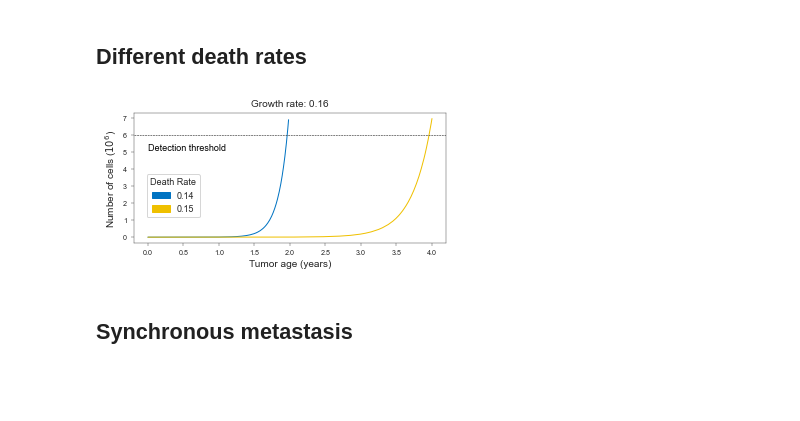
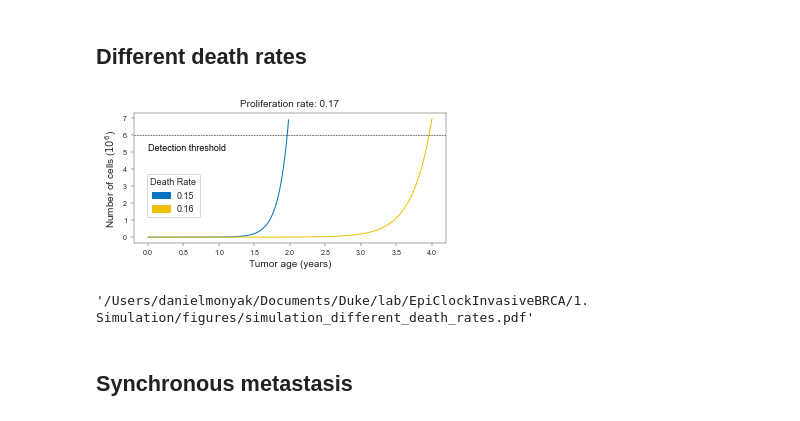
Before and after one commit to danmonyak/EpiClockInvasiveBRCA, a Jupyter notebook: 1. Simulation/Create Simulation Figures.ipynb, the cells around one changed output. Cells and saved outputs as stored; diff of their text form; code cells hidden in the pictures; blank space fills up the shorter version.

Commit message:
Ran file, added a few figures

```diff
--- a/1. Simulation/Create Simulation Figures.ipynb
+++ b/1. Simulation/Create Simulation Figures.ipynb
@@ -132,7 +132,7 @@ for chk in time_checkpoints:
     fig, ax = plt.subplots(figsize=figsize * sf)
     sim.plotBetaValues(ax, beta_values=beta_values_arr[:, chk],
                    binwidth=0.1, color=consts['palette_jco'][2], opacity=consts['opacity'],
-                   consts['labelfontsize']=consts['labelfontsize'], consts['ticksfontsize']=consts['ticksfontsize'], sf=sf, bins=np.linspace(-0.05, 1.05, 12))
+                   labelfontsize=consts['labelfontsize'], ticksfontsize=consts['ticksfontsize'], sf=sf, bins=np.linspace(-0.05, 1.05, 12))
     ax.set_ylim(0, 0.5)
 
     # DELETE
@@ -265,8 +265,8 @@ n_cells_list = [
 ]
 
 # Simulation parameters that need to written on the plot
-death_rate_list = [0.14, 0.15]
-prolif_rate = 0.16
+death_rate_list = [0.15, 0.16]
+prolif_rate = 0.17
 
 # Scale of y-axis
 scale = 10**6
@@ -286,34 +286,38 @@ fig, ax = plt.subplots(figsize=figsize * sf)
 plot = sns.lineplot(ax=ax, x='Year', y='n_cells', data=plot_data,
                     hue='Death Rate', legend=False,
                     palette=color_dict, linestyle='solid', linewidth=2.5 * sf)
 
 # Customize figure
 ax.set_title(f'Proliferation rate: {prolif_rate}', fontsize=consts['labelfontsize'] * sf)
 ax.set_ylabel(f'Number of cells ($10^{int(np.log10(scale))}$)', fontsize=consts['labelfontsize'] * sf)
 ax.set_xlabel('Tumor age (years)', fontsize=consts['labelfontsize'] * sf)
 ax.tick_params(axis='both', labelsize=consts['ticksfontsize'] * sf, width=sf, length=8 * sf)
 
 # Create legend
 patches = [mpatches.Patch(color=color_dict[group], label=group) for group in color_dict.keys()]
 leg = fig.legend(
     title = 'Death Rate',
     handles=patches,
     loc='upper right',
     bbox_to_anchor=(0.3, 0.55),
     fontsize=0.9*consts['labelfontsize'] * sf,
 )
 leg.get_title().set_fontsize(0.9*consts['labelfontsize'] * sf)
 
 # Add horizontal dotted line and label it
 ax.axhline(y=6, ls='--', lw=0.5, color='black')
 ax.text(0, 5, 'Detection threshold',
         ha="left", va="bottom", fontfamily='sans-serif', color='black',
         fontsize=consts['labelfontsize'] * 0.9 * sf)
 
 # Save figure
 fig.savefig(os.path.join(figure_outdir, 'simulation_different_death_rates.pdf'), format='pdf', pad_inches=0.1)
 # %% [output]
-[figure, old version]
+[figure, new version]
+# %%
+os.path.join(os.getcwd(), figure_outdir, 'simulation_different_death_rates.pdf')
+# %% [output]
+'/Users/danielmonyak/Documents/Duke/lab/EpiClockInvasiveBRCA/1. Simulation/figures/simulation_different_death_rates.pdf'
 # %% [markdown]
 ## Synchronous metastasis
 # %% [markdown]
```
